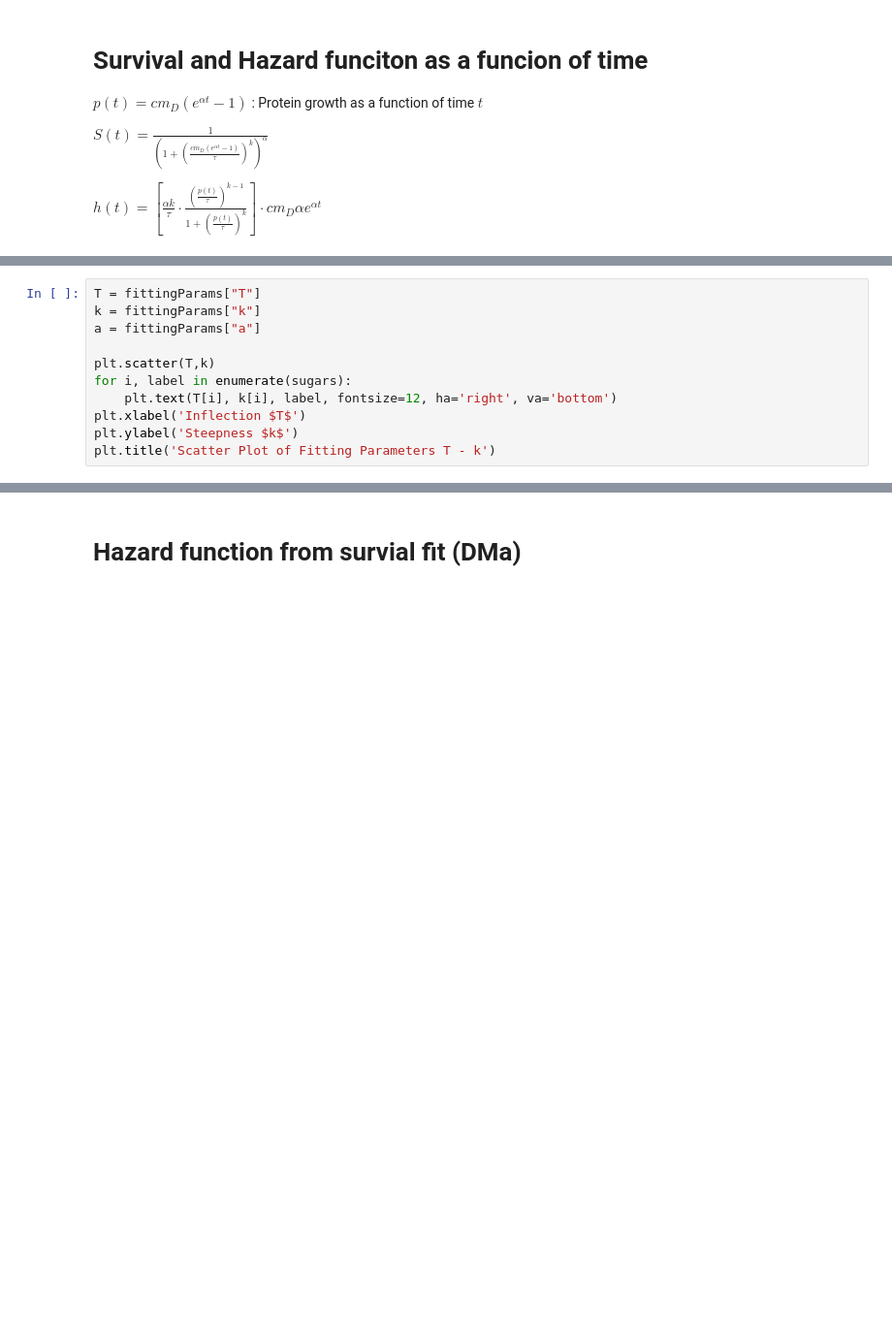
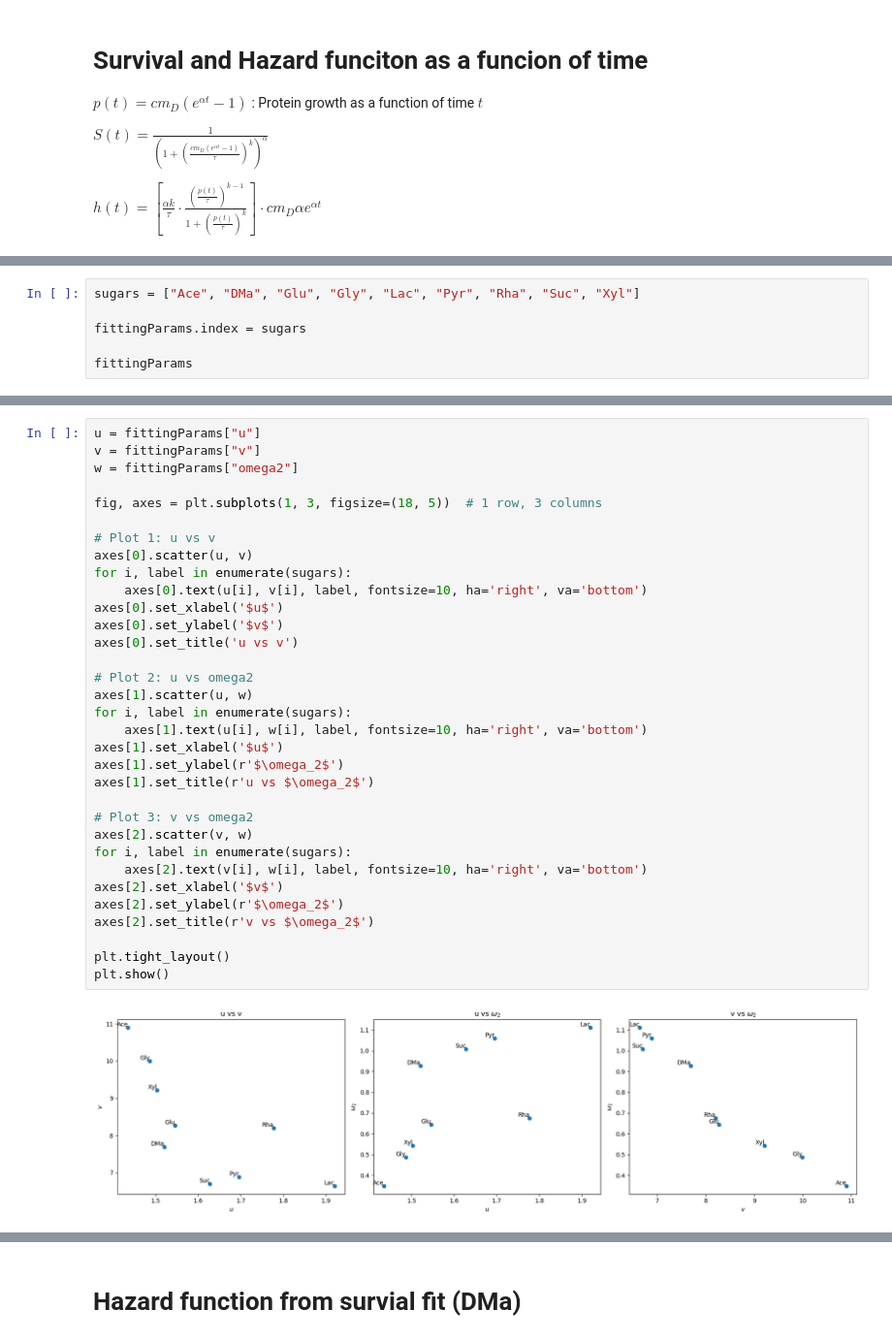
Before and after one commit to Vladi700/PoD_microbial_growth, a Jupyter notebook: survival_function_fit.ipynb, the cells around one changed output, grey strips where cells are left out. Shown: that part at 97% size. Saved outputs shown, nothing was run; the diff lists cells and outputs as text; blank space fills up the shorter version.

```diff
--- a/survival_function_fit.ipynb
+++ b/survival_function_fit.ipynb
@@ -264,11 +253,0 @@ Text(0.5, 1.0, 'Fitting parameters')
-# %%
-T = fittingParams["T"]
-k = fittingParams["k"]
-a = fittingParams["a"]
-
-plt.scatter(T,k)
-for i, label in enumerate(sugars):
-    plt.text(T[i], k[i], label, fontsize=12, ha='right', va='bottom')
-plt.xlabel('Inflection $T$')
-plt.ylabel('Steepness $k$')
-plt.title('Scatter Plot of Fitting Parameters T - k')
@@ -277,0 +254,6 @@ Text(0.5, 1.0, 'Scatter Plot of Fitting Parameters T - k')
+# %%
+sugars = ["Ace", "DMa", "Glu", "Gly", "Lac", "Pyr", "Rha", "Suc", "Xyl"]
+
+fittingParams.index = sugars
+
+fittingParams
@@ -277,0 +323,35 @@ Text(0.5, 1.0, 'Scatter Plot of Fitting Parameters T - k')
+# %%
+u = fittingParams["u"]
+v = fittingParams["v"]
+w = fittingParams["omega2"]
+
+fig, axes = plt.subplots(1, 3, figsize=(18, 5))  # 1 row, 3 columns
+
+# Plot 1: u vs v
+axes[0].scatter(u, v)
+for i, label in enumerate(sugars):
+    axes[0].text(u[i], v[i], label, fontsize=10, ha='right', va='bottom')
+axes[0].set_xlabel('$u$')
+axes[0].set_ylabel('$v$')
+axes[0].set_title('u vs v')
+
+# Plot 2: u vs omega2
+axes[1].scatter(u, w)
+for i, label in enumerate(sugars):
+    axes[1].text(u[i], w[i], label, fontsize=10, ha='right', va='bottom')
+axes[1].set_xlabel('$u$')
+axes[1].set_ylabel(r'$\omega_2$')
+axes[1].set_title(r'u vs $\omega_2$')
+
+# Plot 3: v vs omega2
+axes[2].scatter(v, w)
+for i, label in enumerate(sugars):
+    axes[2].text(v[i], w[i], label, fontsize=10, ha='right', va='bottom')
+axes[2].set_xlabel('$v$')
+axes[2].set_ylabel(r'$\omega_2$')
+axes[2].set_title(r'v vs $\omega_2$')
+
+plt.tight_layout()
+plt.show()
+# %% [output]
+[figure, added]
```
Also changed, not shown: parts of 23 cells of this notebook.
